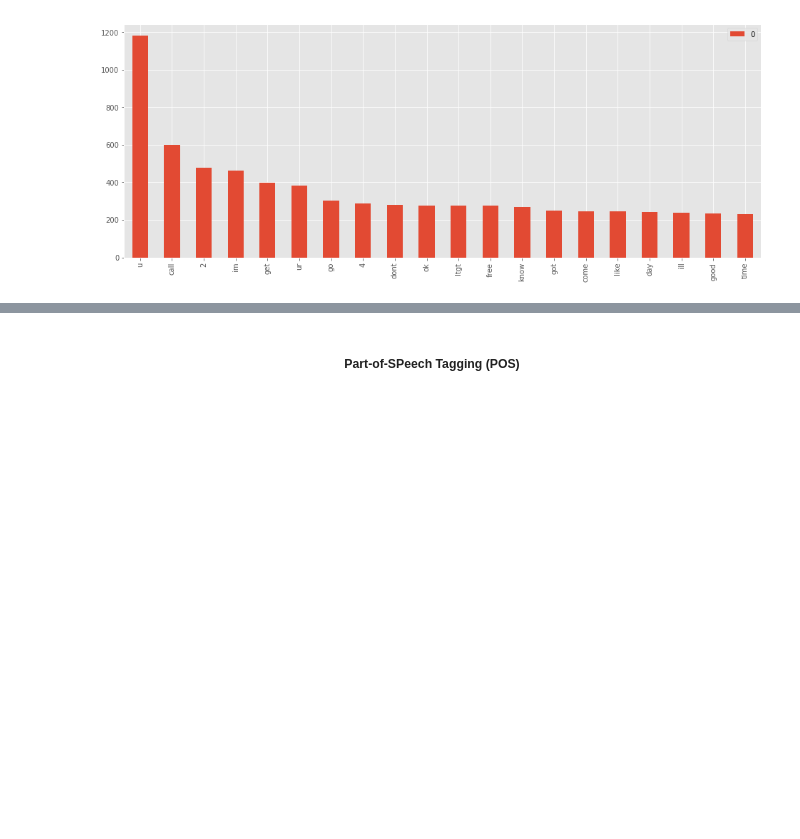
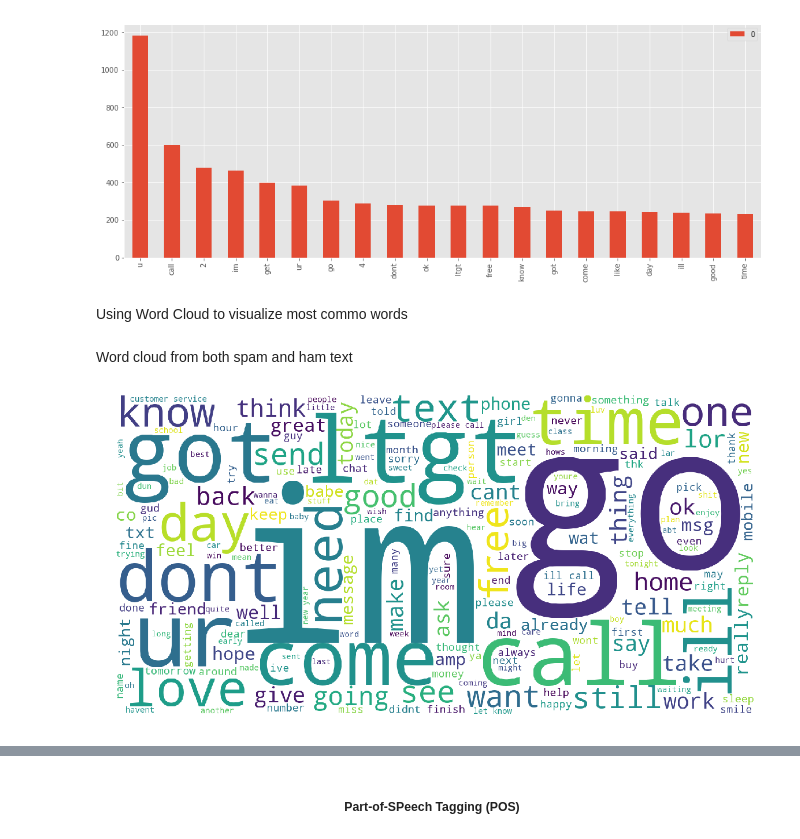
Before and after one commit to SammyOngaya/Natural-Language-Processing, a Jupyter notebook: Text Analysis with NLTK.ipynb, the cells around one changed output, grey strips where cells are left out. Saved outputs shown, nothing was run; the diff lists cells and outputs as text; code cells hidden in the pictures; blank space fills up the shorter version.

```diff
--- a/Text Analysis with NLTK.ipynb
+++ b/Text Analysis with NLTK.ipynb
@@ -243,3 +243,5 @@ pd.DataFrame(word_frequency,index=[0]).T.sort_values(by=[0],ascending=False).hea
 # %% [output]
 <matplotlib.axes._subplots.AxesSubplot at 0x...>
 [figure]
+# %% [markdown]
+Using Word Cloud to visualize most commo words
@@ -245,0 +251,25 @@ pd.DataFrame(word_frequency,index=[0]).T.sort_values(by=[0],ascending=False).hea
+# %%
+from wordcloud import WordCloud, STOPWORDS
+stopwords = set(STOPWORDS)
+# %% [markdown]
+Word cloud from both spam and ham text
+# %%
+word_cloud_text_list_all=[]
+for index, row in df.iterrows():
+    word_cloud_text_list_all.append(" ".join(row['lemmatized_text']))
+word_cloud_text_list_all
+
+wordcloud = WordCloud(width = 1600, height = 800,
+                background_color ='white',
+                stopwords = stopwords,
+                min_font_size = 5).generate(''.join(word_cloud_text_list_all))
+
+# plot the WordCloud image
+plt.figure(figsize = (16, 8), facecolor = None)
+plt.imshow(wordcloud)
+plt.axis("off")
+plt.tight_layout(pad = 0)
+
+plt.show()
+# %% [output]
+[figure, added]
```
Also changed, not shown: parts of 5 cells of this notebook, 1 other file.
